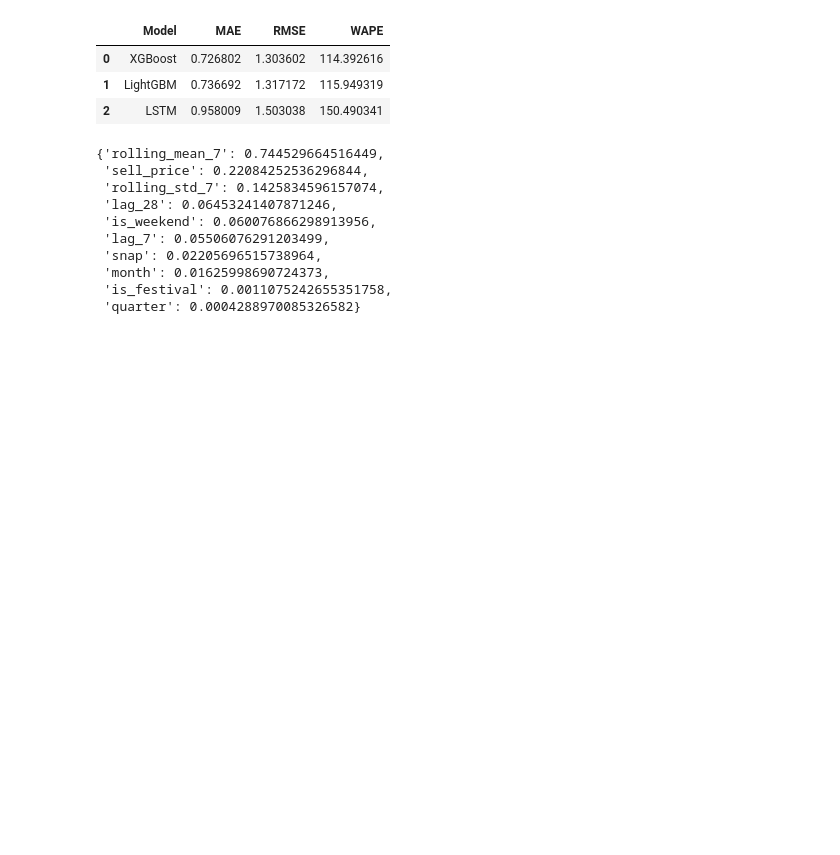
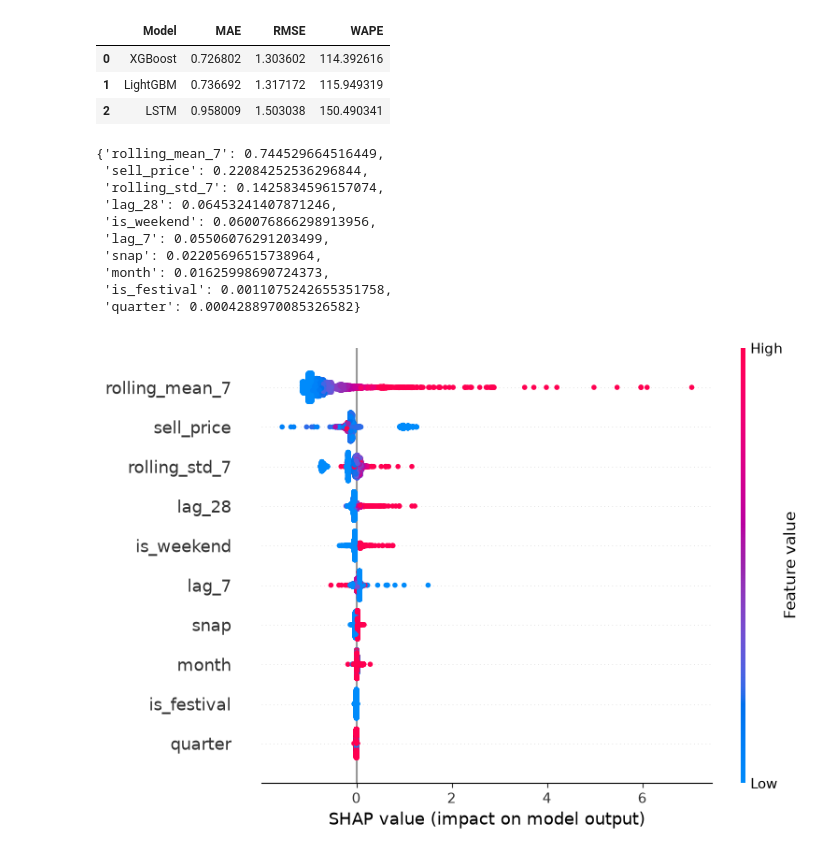
Before and after one commit to Raghuvamshi-git/RetailSense, a Jupyter notebook: notebooks/01_Data_Understanding.ipynb, the cells around one changed output. Cells and saved outputs as stored; diff of their text form; code cells hidden in the pictures; blank space fills up the shorter version.

```diff
--- a/notebooks/01_Data_Understanding.ipynb
+++ b/notebooks/01_Data_Understanding.ipynb
@@ -1372,3 +1372,12 @@ feature_importance
  'month': 0.01625998690724373,
  'is_festival': 0.0011075242655351758,
  'quarter': 0.0004288970085326582}
+# %%
+import shap
+
+shap.summary_plot(
+    shap_values,
+    X_test
+)
+# %% [output]
+[figure, added]
```
Also changed, not shown: 1 other file.
